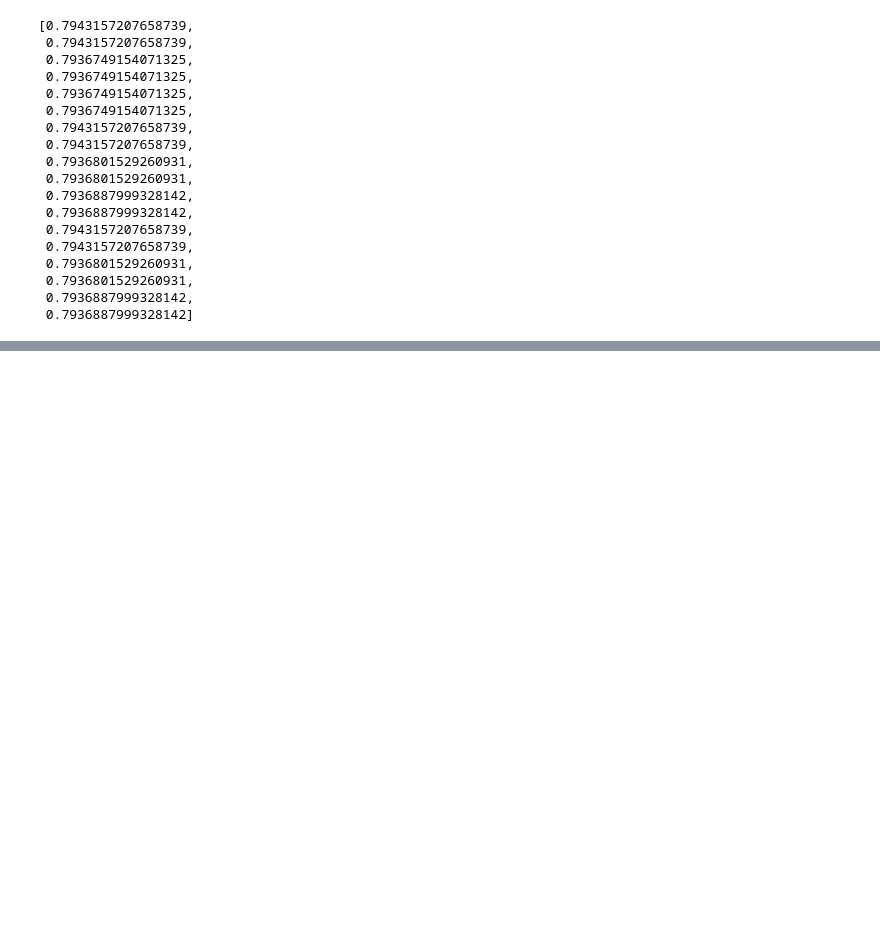
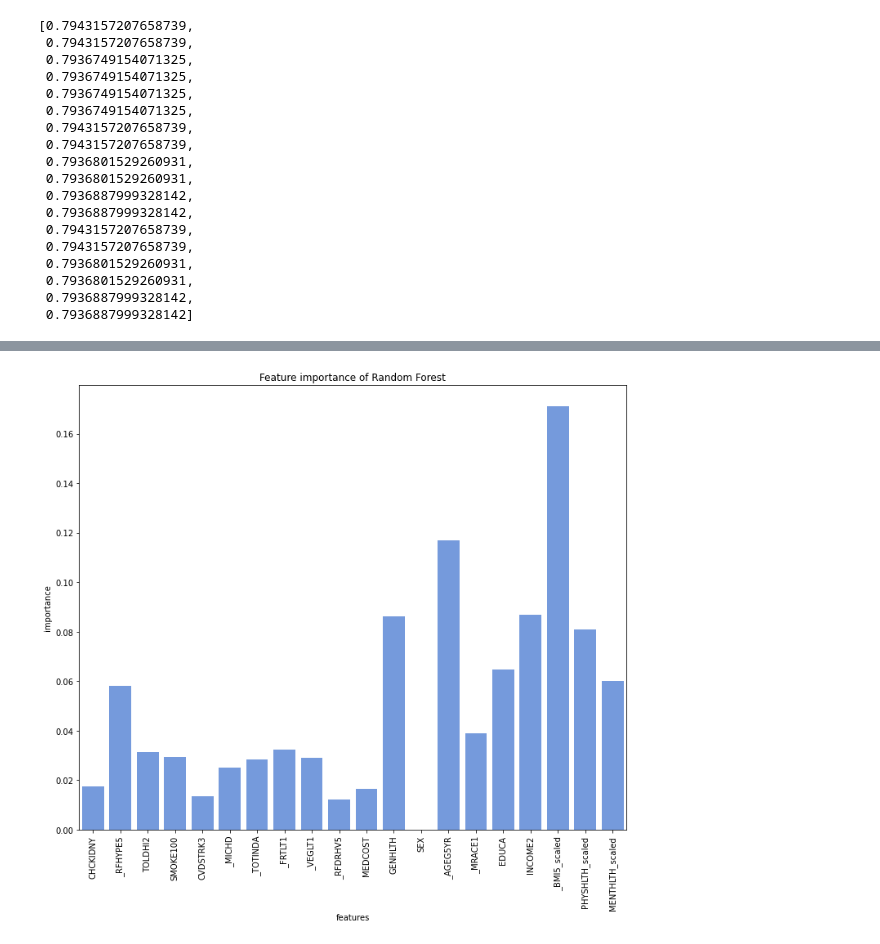
Before and after one commit to lucifermorningstar1305/infosys722, a Jupyter notebook: Step3_8_Data_Modelling.ipynb, the cells around one changed output, grey strips where cells are left out. Saved outputs shown, nothing was run; the diff lists cells and outputs as text; code cells hidden in the pictures; blank space fills up the shorter version.

```diff
--- a/Step3_8_Data_Modelling.ipynb
+++ b/Step3_8_Data_Modelling.ipynb
@@ -262,0 +266,11 @@ cvmodel_log_reg.avgMetrics
+# %%
+rf2 = RandomForestClassifier(featuresCol="features", labelCol="label",
+                                 maxDepth=20, numTrees=20, seed=32)
+pipeline_rf2 = Pipeline(
+    stages=[
+        VectorAssembler(inputCols=cat_cols + train_new_feats, outputCol="features"),
+        rf2
+    ]
+)
+# %%
+rf_model = pipeline_rf2.fit(df_train_scaled)
@@ -262,0 +321,6 @@ cvmodel_log_reg.avgMetrics
+# %%
+feat_cols = cat_cols + train_new_feats
+rf_feat_imp = rf_model.stages[1].featureImportances
+
+feature_importance = [(feat, float(rf_feat_imp[idx])) for idx, feat in enumerate(feat_cols)]
+feature_importance
@@ -262,0 +348,16 @@ cvmodel_log_reg.avgMetrics
+# %%
+feature_importance_df = spark.createDataFrame(data=feature_importance,
+                                             schema=StructType([
+                                                 StructField("features", StringType(), True),
+                                                 StructField("importance", FloatType(), True)
+                                             ]))
+import matplotlib.pyplot as plt
+import seaborn as sns
+
+plt.figure(figsize=(12, 10))
+plt.title("Feature importance of Random Forest")
+sns.barplot(x="features", y="importance", data=feature_importance_df.toPandas(), color="cornflowerblue")
+plt.xticks(rotation=90)
+plt.show()
+# %% [output]
+[figure, added]
```
Also changed, not shown: parts of 14 cells of this notebook.
